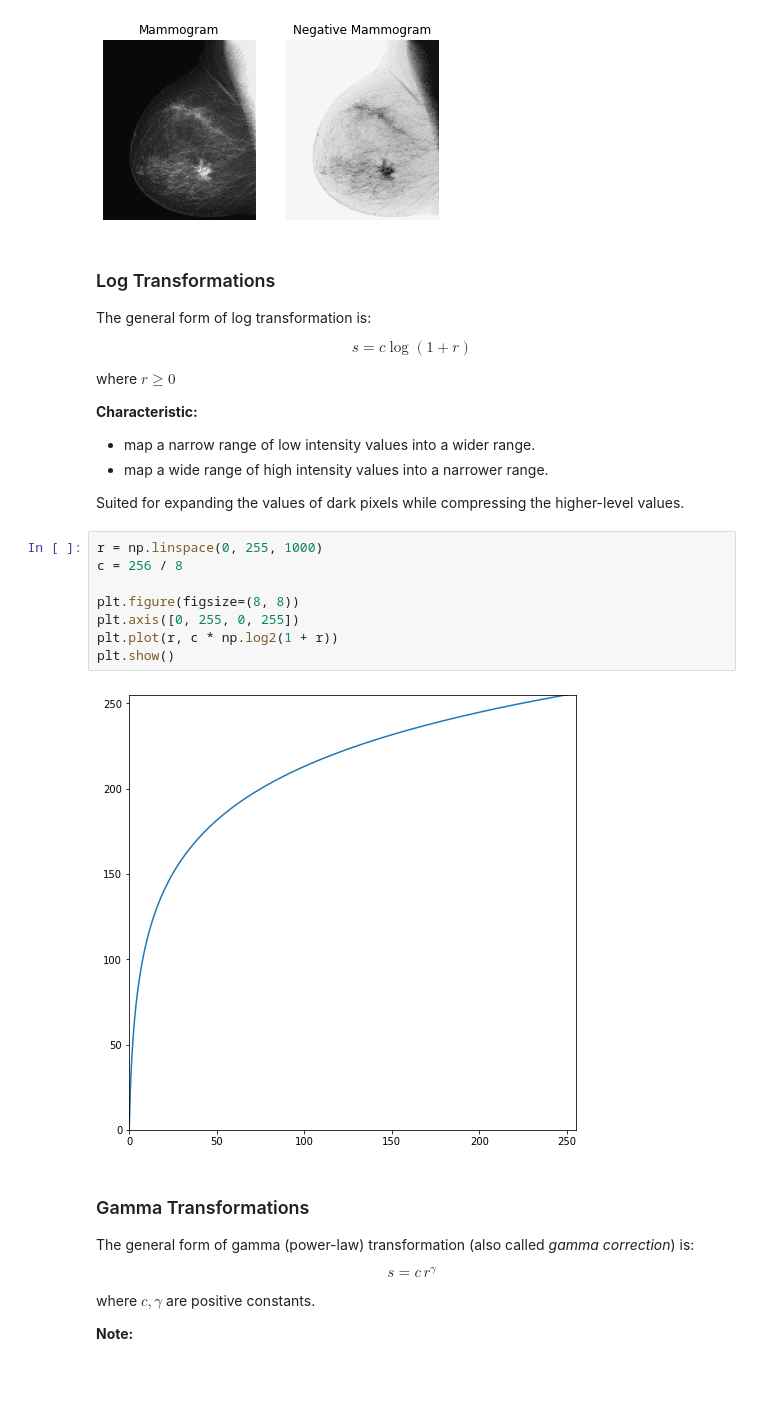
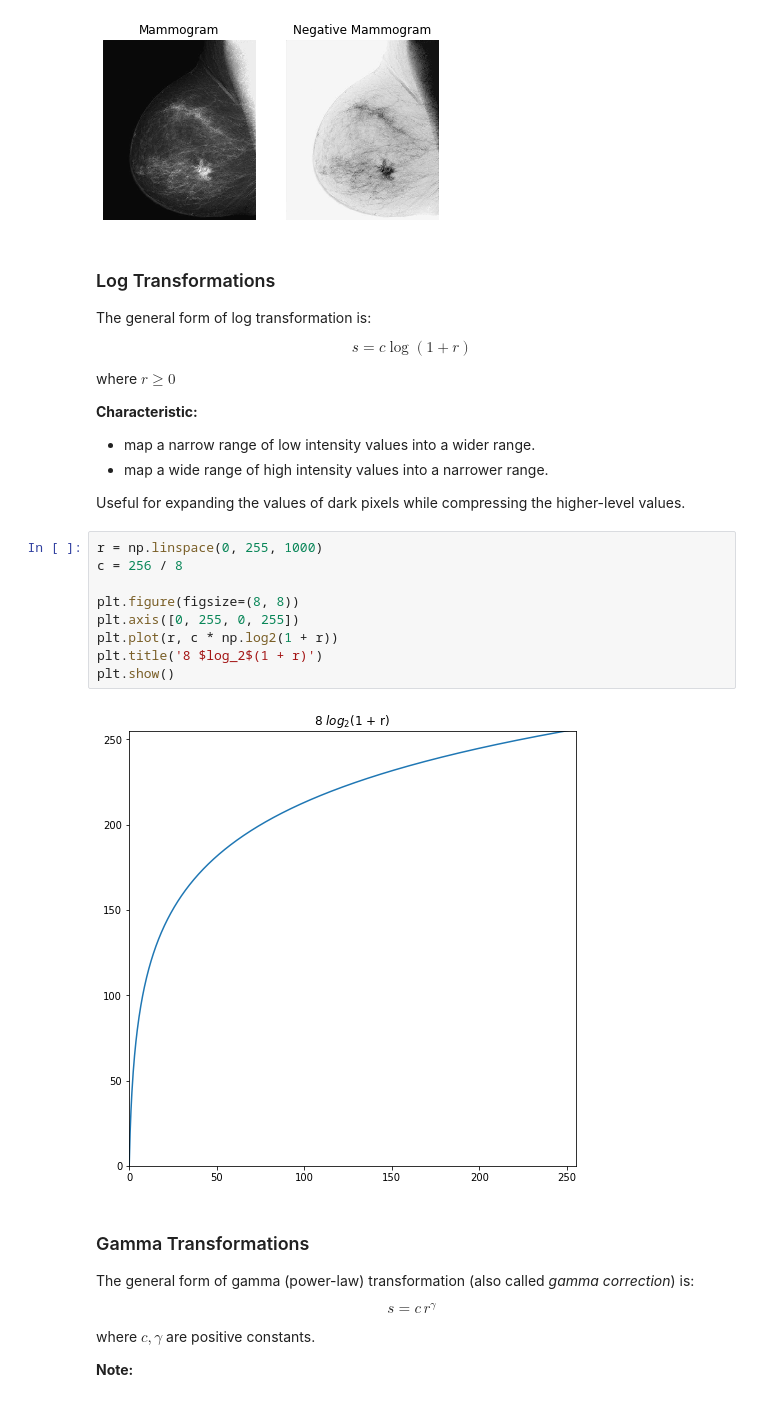
Before and after one commit to DeepWalter/DIP, a Jupyter notebook: chapter03/chapter03.ipynb, the cells around one changed output. Saved outputs shown, nothing was run; the diff lists cells and outputs as text.

```diff
--- a/chapter03/chapter03.ipynb
+++ b/chapter03/chapter03.ipynb
@@ -62,17 +63,18 @@ where $r \ge 0$
 * map a narrow range of low intensity values into a wider range.
 * map a wide range of high intensity values into a narrower range.
 
-Suited for expanding the values of dark pixels while compressing the higher-level values.
+Useful for expanding the values of dark pixels while compressing the higher-level values.
 # %%
 r = np.linspace(0, 255, 1000)
 c = 256 / 8
 
 plt.figure(figsize=(8, 8))
 plt.axis([0, 255, 0, 255])
 plt.plot(r, c * np.log2(1 + r))
+plt.title('8 $log_2$(1 + r)')
 plt.show()
 # %% [output]
-[figure, old version]
+[figure, new version]
 # %% [markdown]
 ### Gamma Transformations
 
```
Also changed, not shown: parts of 21 cells of this notebook, 1 other file.
